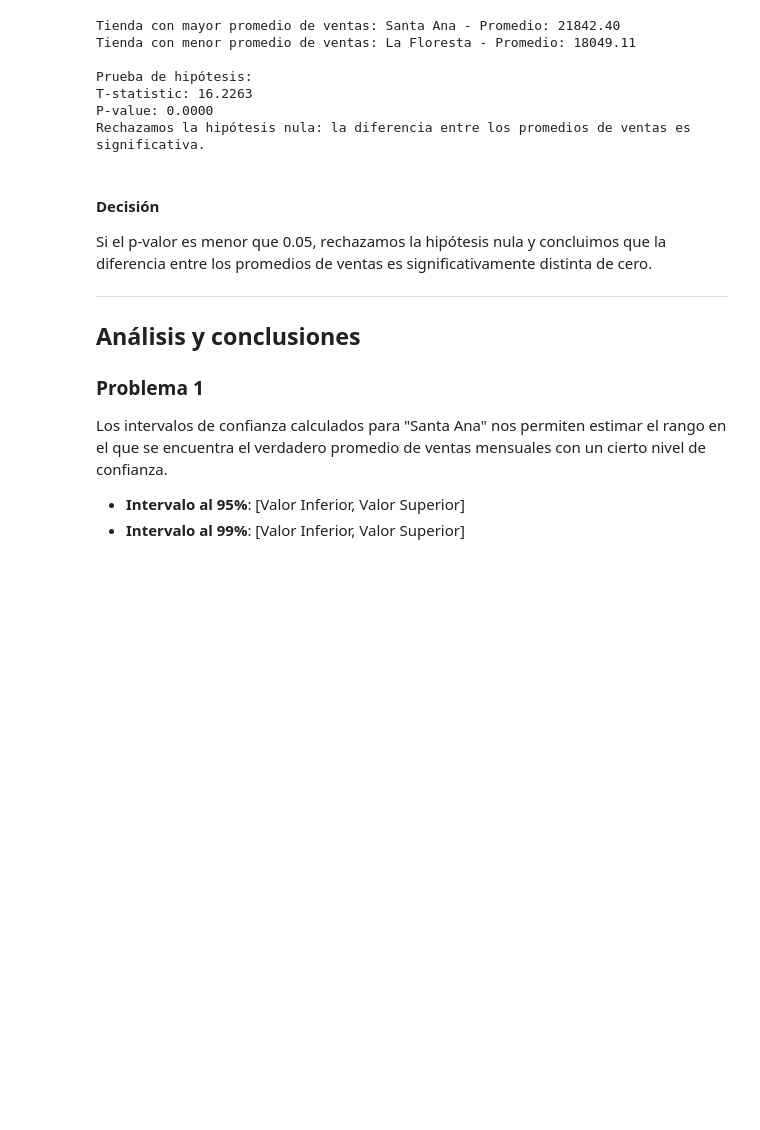
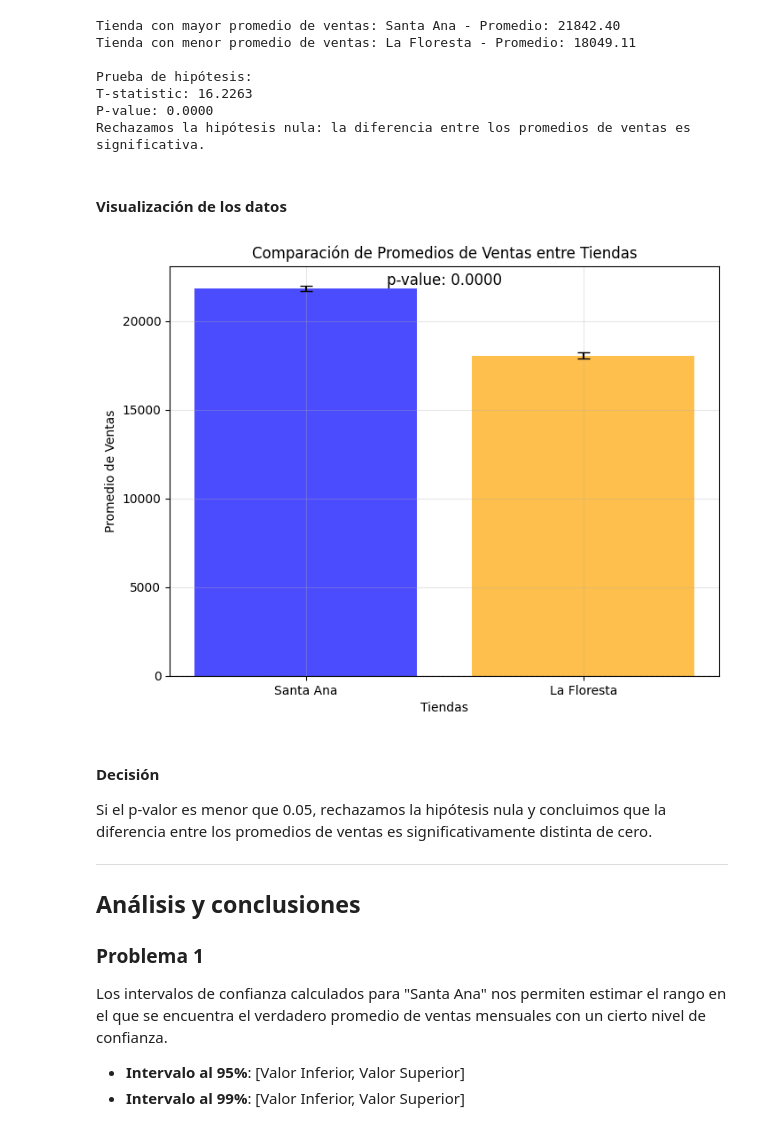
Before and after one commit to gramoscelli/PEIA_TP_Final, a Jupyter notebook: resolucion.ipynb, the cells around one changed output. Drawn from its saved outputs; the diff is of its cells as text; code cells hidden in the pictures; blank space fills up the shorter version.

```diff
--- a/resolucion.ipynb
+++ b/resolucion.ipynb
@@ -278,6 +321,61 @@ Prueba de hipótesis:
 T-statistic: 16.2263
 P-value: 0.0000
 Rechazamos la hipótesis nula: la diferencia entre los promedios de ventas es significativa.
+# %% [markdown]
+#### Visualización de los datos
+# %%
+import matplotlib.pyplot as plt
+import numpy as np
+from scipy.stats import ttest_ind
+import pandas as pd
+
+# Cargar las hojas del archivo Excel
+file_path = 'Datos_examen_final_19Co2024_Grupo3.xlsx'
+sheets = pd.ExcelFile(file_path)
+
+# Crear un diccionario para almacenar las ventas de cada tienda
+ventas_por_tienda = {}
+
+for sheet_name in sheets.sheet_names:
+    data = pd.read_excel(file_path, sheet_name=sheet_name)
+    ventas_por_tienda[sheet_name] = data['Ventas']
+
+# Calcular los promedios y errores estándar
+promedios_ventas = {tienda: ventas.mean() for tienda, ventas in ventas_por_tienda.items()}
+sem_ventas = {tienda: ventas.sem() for tienda, ventas in ventas_por_tienda.items()}
+
+# Identificar la tienda con mayor y menor promedio de ventas
+tienda_mayor = max(promedios_ventas, key=promedios_ventas.get)
+tienda_menor = min(promedios_ventas, key=promedios_ventas.get)
+
+# Obtener datos de las dos tiendas
+ventas_mayor = ventas_por_tienda[tienda_mayor]
+ventas_menor = ventas_por_tienda[tienda_menor]
+
+# Prueba de hipótesis t
+t_stat, p_value = ttest_ind(ventas_mayor, ventas_menor, equal_var=False)
+
+# Gráfico de barras
+plt.figure(figsize=(8, 6))
+
+x = [0, 1]
+y = [promedios_ventas[tienda_mayor], promedios_ventas[tienda_menor]]
+errors = [sem_ventas[tienda_mayor], sem_ventas[tienda_menor]]
+
+plt.bar(x, y, yerr=errors, capsize=5, color=['blue', 'orange'], alpha=0.7, tick_label=[tienda_mayor, tienda_menor])
+
+plt.title('Comparación de Promedios de Ventas entre Tiendas')
+plt.ylabel('Promedio de Ventas')
+plt.xlabel('Tiendas')
+plt.axhline(0, color='black', linewidth=0.8, linestyle='--')
+plt.grid(alpha=0.3)
+
+# Anotar resultados de la prueba
+plt.text(0.5, max(y) + 200, f"p-value: {p_value:.4f}", ha='center', fontsize=12)
+
+plt.show()
+# %% [output]
+[figure, added]
 # %% [markdown]
 
 #### Decisión
```
Also changed, not shown: parts of 3 cells of this notebook.
